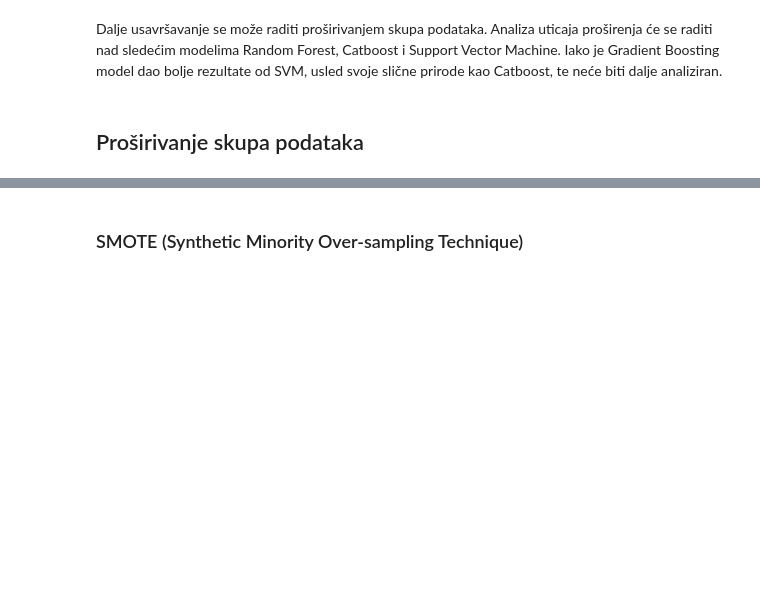
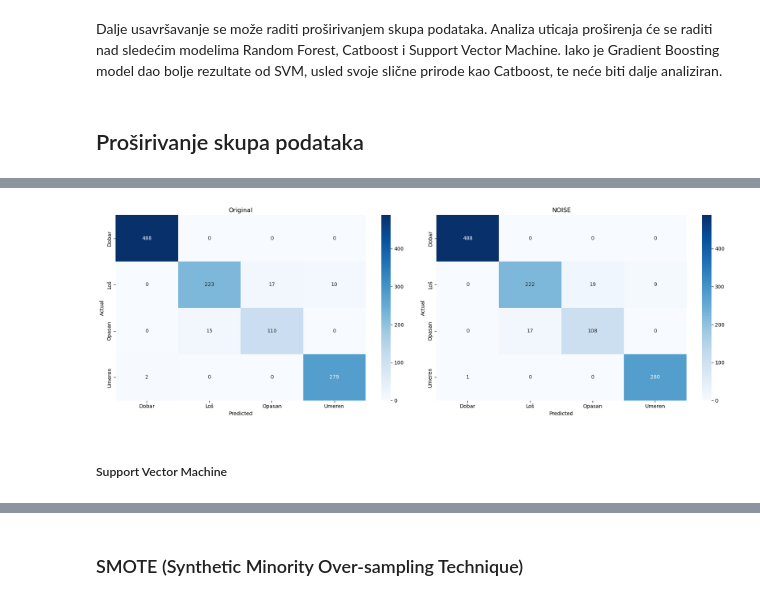
Before and after one commit to markoandjel/MachineLearning, a Jupyter notebook: Projekat I/projekat1.ipynb, the cells around one changed output, grey strips where cells are left out. Drawn from its saved outputs; the diff is of its cells as text; code cells hidden in the pictures; blank space fills up the shorter version.

```diff
--- a/Projekat I/projekat1.ipynb
+++ b/Projekat I/projekat1.ipynb
@@ -1249,0 +1464,22 @@ Dalje usavršavanje se može raditi proširivanjem skupa podataka. Analiza utica
+# %%
+fig, axes = plt.subplots(1, 2, figsize=(18, 6))
+axes = axes.flatten()
+
+titles = ["Original","NOISE"]
+conf_matrices = [conf_matrixs_catboost[0][1],conf_matrix_catboost_noise]
+
+for idx, (title, conf_matrix) in enumerate(zip(titles, conf_matrices)):
+    seaborn.heatmap(conf_matrix, annot=True, cbar=True, fmt='d', cmap='Blues', ax=axes[idx])
+    axes[idx].set_title(title)
+    axes[idx].set_xlabel('Predicted')
+    axes[idx].set_ylabel('Actual')
+
+for j in range(len(conf_matrices), len(axes)):
+    axes[j].axis('off')
+
+plt.tight_layout()
+plt.show()
+# %% [output]
+[figure, added]
+# %% [markdown]
+##### Support Vector Machine
```
Also changed, not shown: parts of 35 cells of this notebook, 6 other files.
